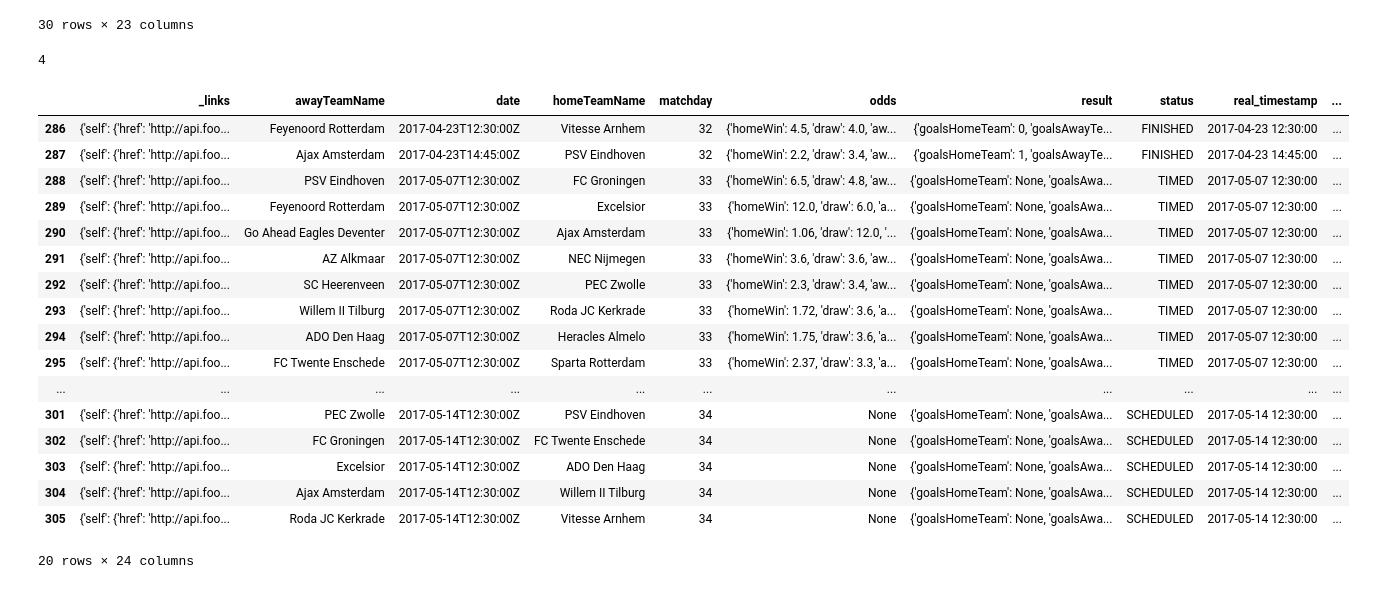
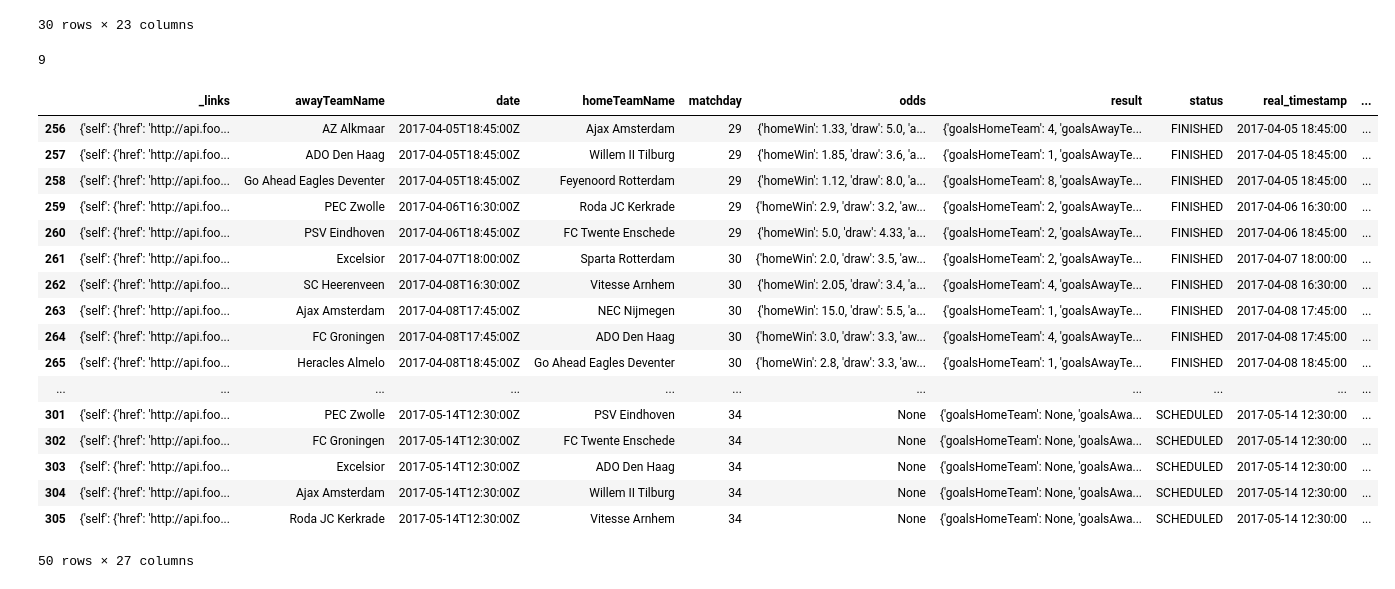
Before and after one commit to lucasjellema/jupyter-notebook-eredivisie, a Jupyter notebook: EredivisieResults_2016_2017.ipynb, the cells around one changed output. Drawn from its saved outputs; the diff is of its cells as text; code cells hidden in the pictures.

Commit message:
Work with API Key stored in separate file. Calculate streak average.

```diff
--- a/EredivisieResults_2016_2017.ipynb
+++ b/EredivisieResults_2016_2017.ipynb
@@ -32,17 +32,25 @@ import matplotlib.pyplot as plt
 import pandas as pd
 import json
 import requests
-#docs on requests library: http://docs.python-requests.org/en/master/
+#the API Token to use for API Football-Data is stored in file football-api-key.txt
+# if that file does not exist, the notebook will still run, but with some limitations
+# regarding the number of calls that can be made to the API
+footballAPIKey='';
+try:
+    with open("football-api-key.txt") as file:
+          footballAPIKey = file.read()
+except FileNotFoundError:
+    print("File football-api-key.txt was not found; proceeding without API Key")
 
-
-
-footballAPIToken = 'cac8fc0c5de44730b74617546d523715'
 APIKeyHttpHeaderName = "X-Auth-Token"
 
 
 url2016competitions =  "http://api.football-data.org/v1/competitions/?season=2016"
-headers = {APIKeyHttpHeaderName: footballAPIToken}
+headers={}
+if (footballAPIKey) :
+    headers = {APIKeyHttpHeaderName: footballAPIToken}
 
+#docs on requests library: http://docs.python-requests.org/en/master/
 d = json.loads(requests.get(url2016competitions,headers=headers).text)
 df = pd.DataFrame(d)
 df
@@ -557,36 +565,41 @@ def streak3_for_team(team, matchday):
 
 
 #check http://stackoverflow.com/questions/30026815/add-multiple-columns-to-pandas-dataframe-from-function to create two columns in one go
-def homestreak3(fixture):
-  if ((fixture['matchday']) < 2 or (fixture['matchday']) > 32):
-      return 0
-  else:
-      return streak3_for_team(fixture['homeTeamName'],fixture['matchday'])
+def streak3(fixture):
+  homestreak = 0;
+  if (fixture['matchday']) > 1 :
+        homestreak = streak3_for_team(fixture['homeTeamName'],min(fixture['matchday'],32))
+  awaystreak = 0;
+  if (fixture['matchday']) > 1 :
+        awaystreak = streak3_for_team(fixture['awayTeamName'],min(fixture['matchday'],32))
+  return pd.Series([homestreak, awaystreak, homestreak/min(fixture['matchday'],3),awaystreak/min(fixture['matchday'],3)])
 
-streak3_for_team('Ajax Amsterdam',5)
+streak3_for_team('Ajax Amsterdam',32)
 # %% [output]
-4
+9
 # %%
 # add column homeStreak3 to the fixtures dataframe to hold the point streak over 3 prior games
-fixtures['homeStreak3'] = fixtures.apply(homestreak3, axis=1)
+#fixtures['homeStreak3'] = fixtures.apply(homestreak3, axis=1)
+
+fixtures[['homeStreak3', 'awayStreak3', 'homeStreak3Avg','awayStreak3Avg']] = fixtures.apply(streak3, axis=1)
 # %%
-fixtures.tail(20)
+fixtures.tail(50)
 # %% [output]
 |  | _links | awayTeamName | date | homeTeamName | matchday | odds | result | status | real_timestamp | ... |
-| 286 | {'self': {'href': 'http://api.foo... | Feyenoord Rotterdam | 2017-04-23T12:30:00Z | Vitesse Arnhem | 32 | {'homeWin': 4.5, 'draw': 4.0, 'aw... | {'goalsHomeTeam': 0, 'goalsAwayTe... | FINISHED | 2017-04-23 12:30:00 | ... |
-| 287 | {'self': {'href': 'http://api.foo... | Ajax Amsterdam | 2017-04-23T14:45:00Z | PSV Eindhoven | 32 | {'homeWin': 2.2, 'draw': 3.4, 'aw... | {'goalsHomeTeam': 1, 'goalsAwayTe... | FINISHED | 2017-04-23 14:45:00 | ... |
-| 288 | {'self': {'href': 'http://api.foo... | PSV Eindhoven | 2017-05-07T12:30:00Z | FC Groningen | 33 | {'homeWin': 6.5, 'draw': 4.8, 'aw... | {'goalsHomeTeam': None, 'goalsAwa... | TIMED | 2017-05-07 12:30:00 | ... |
-| 289 | {'self': {'href': 'http://api.foo... | Feyenoord Rotterdam | 2017-05-07T12:30:00Z | Excelsior | 33 | {'homeWin': 12.0, 'draw': 6.0, 'a... | {'goalsHomeTeam': None, 'goalsAwa... | TIMED | 2017-05-07 12:30:00 | ... |
-| 290 | {'self': {'href': 'http://api.foo... | Go Ahead Eagles Deventer | 2017-05-07T12:30:00Z | Ajax Amsterdam | 33 | {'homeWin': 1.06, 'draw': 12.0, '... | {'goalsHomeTeam': None, 'goalsAwa... | TIMED | 2017-05-07 12:30:00 | ... |
-| 291 | {'self': {'href': 'http://api.foo... | AZ Alkmaar | 2017-05-07T12:30:00Z | NEC Nijmegen | 33 | {'homeWin': 3.6, 'draw': 3.6, 'aw... | {'goalsHomeTeam': None, 'goalsAwa... | TIMED | 2017-05-07 12:30:00 | ... |
-| 292 | {'self': {'href': 'http://api.foo... | SC Heerenveen | 2017-05-07T12:30:00Z | PEC Zwolle | 33 | {'homeWin': 2.3, 'draw': 3.4, 'aw... | {'goalsHomeTeam': None, 'goalsAwa... | TIMED | 2017-05-07 12:30:00 | ... |
-| 293 | {'self': {'href': 'http://api.foo... | Willem II Tilburg | 2017-05-07T12:30:00Z | Roda JC Kerkrade | 33 | {'homeWin': 1.72, 'draw': 3.6, 'a... | {'goalsHomeTeam': None, 'goalsAwa... | TIMED | 2017-05-07 12:30:00 | ... |
-| 294 | {'self': {'href': 'http://api.foo... | ADO Den Haag | 2017-05-07T12:30:00Z | Heracles Almelo | 33 | {'homeWin': 1.75, 'draw': 3.6, 'a... | {'goalsHomeTeam': None, 'goalsAwa... | TIMED | 2017-05-07 12:30:00 | ... |
-| 295 | {'self': {'href': 'http://api.foo... | FC Twente Enschede | 2017-05-07T12:30:00Z | Sparta Rotterdam | 33 | {'homeWin': 2.37, 'draw': 3.3, 'a... | {'goalsHomeTeam': None, 'goalsAwa... | TIMED | 2017-05-07 12:30:00 | ... |
+| 256 | {'self': {'href': 'http://api.foo... | AZ Alkmaar | 2017-04-05T18:45:00Z | Ajax Amsterdam | 29 | {'homeWin': 1.33, 'draw': 5.0, 'a... | {'goalsHomeTeam': 4, 'goalsAwayTe... | FINISHED | 2017-04-05 18:45:00 | ... |
+| 257 | {'self': {'href': 'http://api.foo... | ADO Den Haag | 2017-04-05T18:45:00Z | Willem II Tilburg | 29 | {'homeWin': 1.85, 'draw': 3.6, 'a... | {'goalsHomeTeam': 1, 'goalsAwayTe... | FINISHED | 2017-04-05 18:45:00 | ... |
+| 258 | {'self': {'href': 'http://api.foo... | Go Ahead Eagles Deventer | 2017-04-05T18:45:00Z | Feyenoord Rotterdam | 29 | {'homeWin': 1.12, 'draw': 8.0, 'a... | {'goalsHomeTeam': 8, 'goalsAwayTe... | FINISHED | 2017-04-05 18:45:00 | ... |
+| 259 | {'self': {'href': 'http://api.foo... | PEC Zwolle | 2017-04-06T16:30:00Z | Roda JC Kerkrade | 29 | {'homeWin': 2.9, 'draw': 3.2, 'aw... | {'goalsHomeTeam': 2, 'goalsAwayTe... | FINISHED | 2017-04-06 16:30:00 | ... |
+| 260 | {'self': {'href': 'http://api.foo... | PSV Eindhoven | 2017-04-06T18:45:00Z | FC Twente Enschede | 29 | {'homeWin': 5.0, 'draw': 4.33, 'a... | {'goalsHomeTeam': 2, 'goalsAwayTe... | FINISHED | 2017-04-06 18:45:00 | ... |
+| 261 | {'self': {'href': 'http://api.foo... | Excelsior | 2017-04-07T18:00:00Z | Sparta Rotterdam | 30 | {'homeWin': 2.0, 'draw': 3.5, 'aw... | {'goalsHomeTeam': 2, 'goalsAwayTe... | FINISHED | 2017-04-07 18:00:00 | ... |
+| 262 | {'self': {'href': 'http://api.foo... | SC Heerenveen | 2017-04-08T16:30:00Z | Vitesse Arnhem | 30 | {'homeWin': 2.05, 'draw': 3.4, 'a... | {'goalsHomeTeam': 4, 'goalsAwayTe... | FINISHED | 2017-04-08 16:30:00 | ... |
+| 263 | {'self': {'href': 'http://api.foo... | Ajax Amsterdam | 2017-04-08T17:45:00Z | NEC Nijmegen | 30 | {'homeWin': 15.0, 'draw': 5.5, 'a... | {'goalsHomeTeam': 1, 'goalsAwayTe... | FINISHED | 2017-04-08 17:45:00 | ... |
+| 264 | {'self': {'href': 'http://api.foo... | FC Groningen | 2017-04-08T17:45:00Z | ADO Den Haag | 30 | {'homeWin': 3.0, 'draw': 3.3, 'aw... | {'goalsHomeTeam': 4, 'goalsAwayTe... | FINISHED | 2017-04-08 17:45:00 | ... |
+| 265 | {'self': {'href': 'http://api.foo... | Heracles Almelo | 2017-04-08T18:45:00Z | Go Ahead Eagles Deventer | 30 | {'homeWin': 2.8, 'draw': 3.3, 'aw... | {'goalsHomeTeam': 1, 'goalsAwayTe... | FINISHED | 2017-04-08 18:45:00 | ... |
 | ... | ... | ... | ... | ... | ... | ... | ... | ... | ... | ... |
 | 301 | {'self': {'href': 'http://api.foo... | PEC Zwolle | 2017-05-14T12:30:00Z | PSV Eindhoven | 34 | None | {'goalsHomeTeam': None, 'goalsAwa... | SCHEDULED | 2017-05-14 12:30:00 | ... |
 | 302 | {'self': {'href': 'http://api.foo... | FC Groningen | 2017-05-14T12:30:00Z | FC Twente Enschede | 34 | None | {'goalsHomeTeam': None, 'goalsAwa... | SCHEDULED | 2017-05-14 12:30:00 | ... |
 | 303 | {'self': {'href': 'http://api.foo... | Excelsior | 2017-05-14T12:30:00Z | ADO Den Haag | 34 | None | {'goalsHomeTeam': None, 'goalsAwa... | SCHEDULED | 2017-05-14 12:30:00 | ... |
 | 304 | {'self': {'href': 'http://api.foo... | Ajax Amsterdam | 2017-05-14T12:30:00Z | Willem II Tilburg | 34 | None | {'goalsHomeTeam': None, 'goalsAwa... | SCHEDULED | 2017-05-14 12:30:00 | ... |
 | 305 | {'self': {'href': 'http://api.foo... | Roda JC Kerkrade | 2017-05-14T12:30:00Z | Vitesse Arnhem | 34 | None | {'goalsHomeTeam': None, 'goalsAwa... | SCHEDULED | 2017-05-14 12:30:00 | ... |
-20 rows × 24 columns
+50 rows × 27 columns
```
Also changed, not shown: parts of 2 cells of this notebook.
